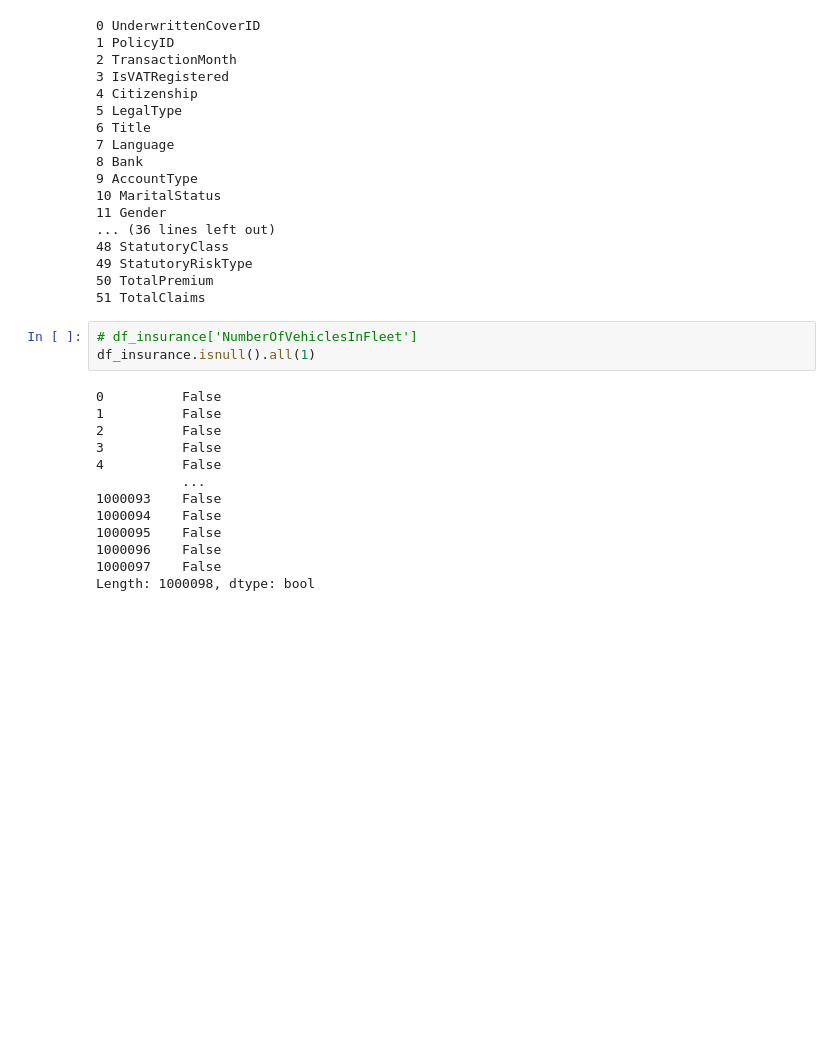
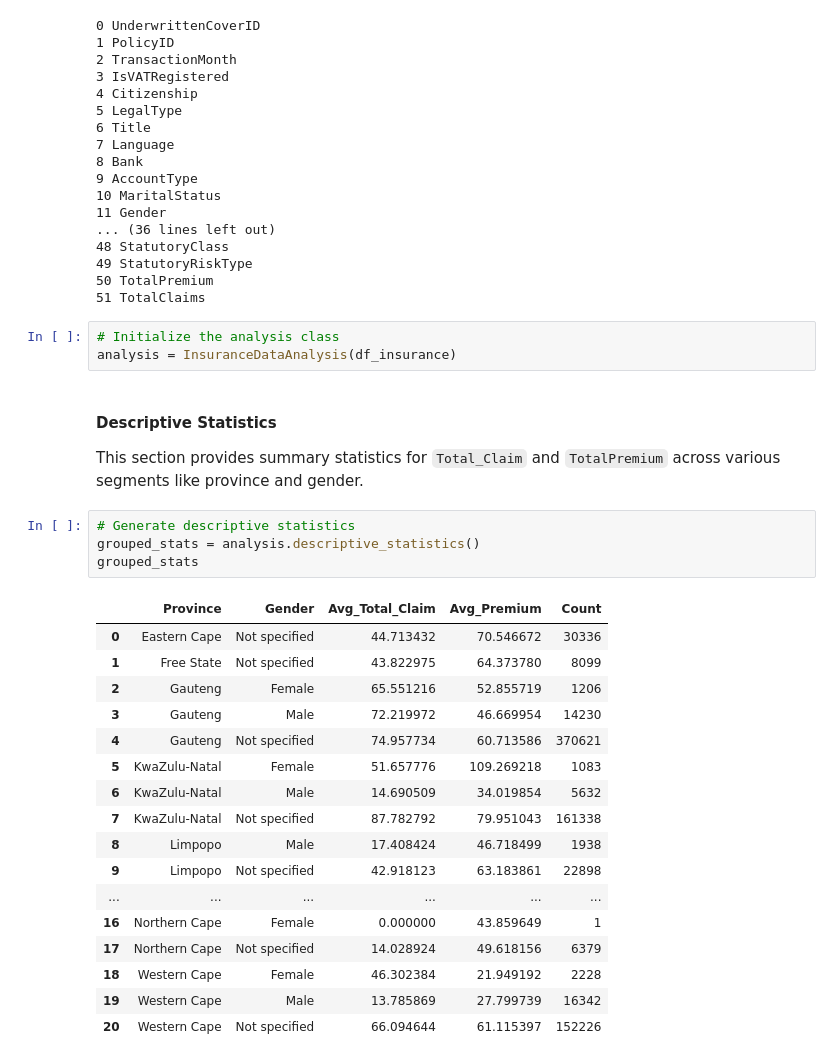
Before and after one commit to mebratuteshale/insurance-analysis, a Jupyter notebook: notebooks/insurance_data_analysis.ipynb, the cells around one changed output. Drawn from its saved outputs; the diff is of its cells as text; blank space fills up the shorter version.

```diff
--- a/notebooks/insurance_data_analysis.ipynb
+++ b/notebooks/insurance_data_analysis.ipynb
@@ -50,19 +42,31 @@ for idx in range(len(colList)):
 49 StatutoryRiskType
 50 TotalPremium
 51 TotalClaims
-# %%
-# df_insurance['NumberOfVehiclesInFleet']
-df_insurance.isnull().all(1)
-# %% [output]
-0          False
-1          False
-2          False
-3          False
-4          False
-           ...
-1000093    False
-1000094    False
-1000095    False
-1000096    False
-1000097    False
-Length: 1000098, dtype: bool
+# %%
+# Initialize the analysis class
+analysis = InsuranceDataAnalysis(df_insurance)
+# %% [markdown]
+#### Descriptive Statistics
+This section provides summary statistics for `Total_Claim` and `TotalPremium` across various segments like province and gender.
+# %%
+# Generate descriptive statistics
+grouped_stats = analysis.descriptive_statistics()
+grouped_stats
+# %% [output]
+|  | Province | Gender | Avg_Total_Claim | Avg_Premium | Count |
+| 0 | Eastern Cape | Not specified | 44.713432 | 70.546672 | 30336 |
+| 1 | Free State | Not specified | 43.822975 | 64.373780 | 8099 |
+| 2 | Gauteng | Female | 65.551216 | 52.855719 | 1206 |
+| 3 | Gauteng | Male | 72.219972 | 46.669954 | 14230 |
+| 4 | Gauteng | Not specified | 74.957734 | 60.713586 | 370621 |
+| 5 | KwaZulu-Natal | Female | 51.657776 | 109.269218 | 1083 |
+| 6 | KwaZulu-Natal | Male | 14.690509 | 34.019854 | 5632 |
+| 7 | KwaZulu-Natal | Not specified | 87.782792 | 79.951043 | 161338 |
+| 8 | Limpopo | Male | 17.408424 | 46.718499 | 1938 |
+| 9 | Limpopo | Not specified | 42.918123 | 63.183861 | 22898 |
+| ... | ... | ... | ... | ... | ... |
+| 16 | Northern Cape | Female | 0.000000 | 43.859649 | 1 |
+| 17 | Northern Cape | Not specified | 14.028924 | 49.618156 | 6379 |
+| 18 | Western Cape | Female | 46.302384 | 21.949192 | 2228 |
+| 19 | Western Cape | Male | 13.785869 | 27.799739 | 16342 |
+| 20 | Western Cape | Not specified | 66.094644 | 61.115397 | 152226 |
```
Also changed, not shown: parts of 5 cells of this notebook, 1 other file.
